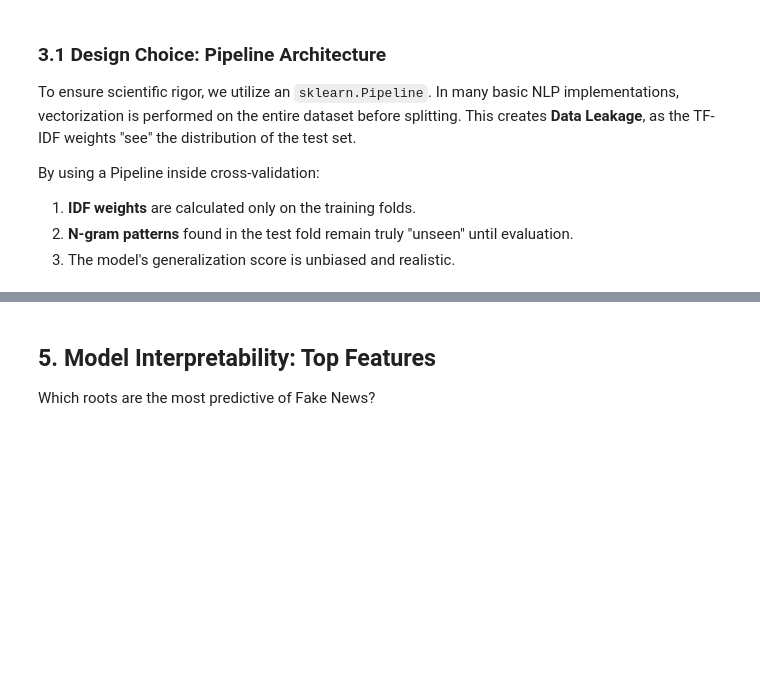
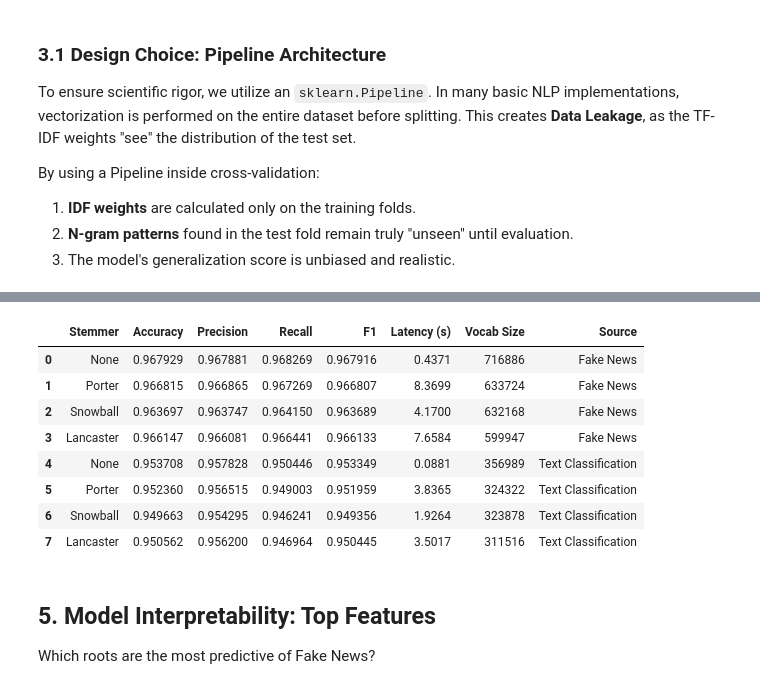
Before and after one commit to mal0101/Text-Mining-Project, a Jupyter notebook: main.ipynb, the cells around one changed output, grey strips where cells are left out. Drawn from its saved outputs; the diff is of its cells as text; code cells hidden in the pictures; blank space fills up the shorter version.

```diff
--- a/main.ipynb
+++ b/main.ipynb
@@ -136,3 +229,21 @@ Passing `palette` without assigning `hue` is deprecated and will be removed in v
+# %%
+
+res1['Source'] = 'Fake News'
+res2['Source'] = 'Text Classification'
+
+all_results_df = pd.concat([res1, res2], ignore_index=True)
+
+all_results_df
+# %% [output]
+|  | Stemmer | Accuracy | Precision | Recall | F1 | Latency (s) | Vocab Size | Source |
+| 0 | None | 0.967929 | 0.967881 | 0.968269 | 0.967916 | 0.4371 | 716886 | Fake News |
+| 1 | Porter | 0.966815 | 0.966865 | 0.967269 | 0.966807 | 8.3699 | 633724 | Fake News |
+| 2 | Snowball | 0.963697 | 0.963747 | 0.964150 | 0.963689 | 4.1700 | 632168 | Fake News |
+| 3 | Lancaster | 0.966147 | 0.966081 | 0.966441 | 0.966133 | 7.6584 | 599947 | Fake News |
+| 4 | None | 0.953708 | 0.957828 | 0.950446 | 0.953349 | 0.0881 | 356989 | Text Classification |
+| 5 | Porter | 0.952360 | 0.956515 | 0.949003 | 0.951959 | 3.8365 | 324322 | Text Classification |
+| 6 | Snowball | 0.949663 | 0.954295 | 0.946241 | 0.949356 | 1.9264 | 323878 | Text Classification |
+| 7 | Lancaster | 0.950562 | 0.956200 | 0.946964 | 0.950445 | 3.5017 | 311516 | Text Classification |
 # %% [markdown]
 ## 5. Model Interpretability: Top Features
 Which roots are the most predictive of Fake News?
```
Also changed, not shown: parts of 17 cells of this notebook, 7 other files.
